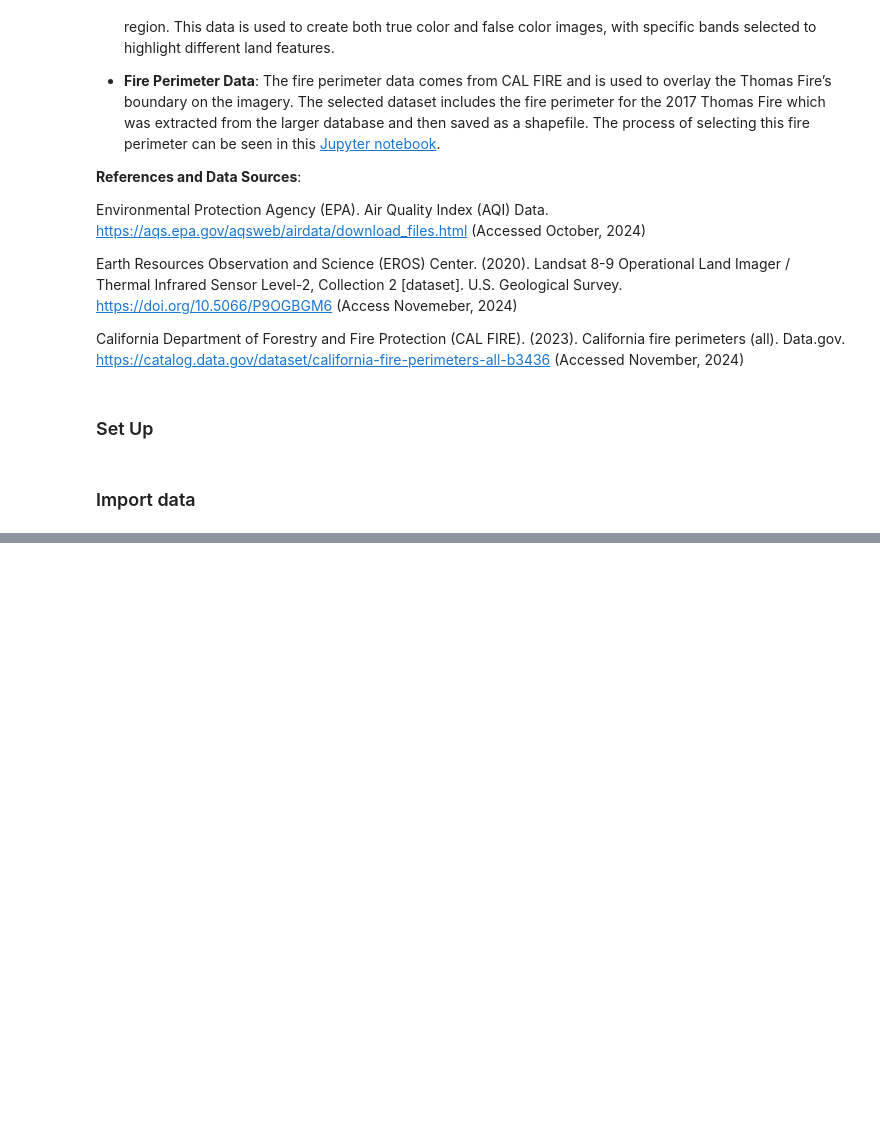
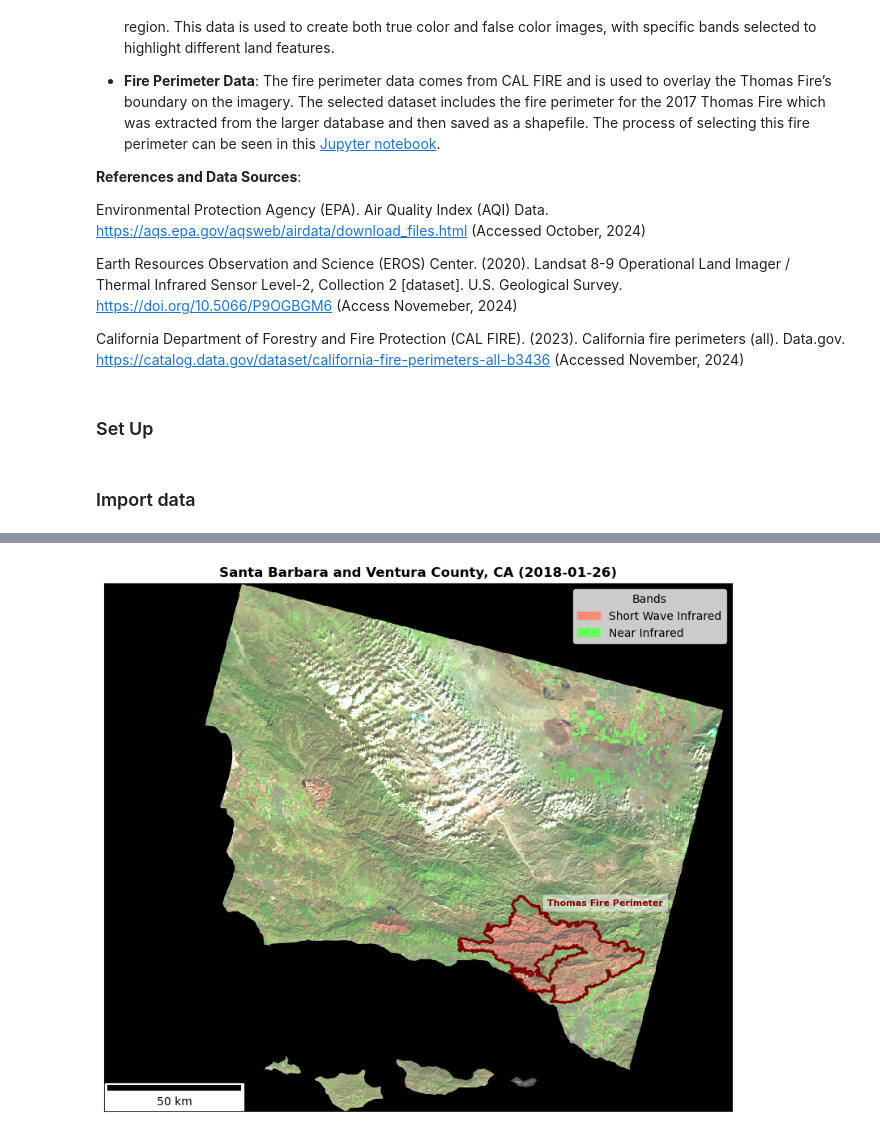
Before and after one commit to jordancsibley/thomas-fire-analysis, a Jupyter notebook: notebooks/thomas-fire-blog.ipynb, the cells around one changed output, grey strips where cells are left out. Cells and saved outputs as stored; diff of their text form; code cells hidden in the pictures; blank space fills up the shorter version.

Commit message:
Add analysis text

```diff
--- a/notebooks/thomas-fire-blog.ipynb
+++ b/notebooks/thomas-fire-blog.ipynb
@@ -76,0 +231,7 @@ thomas = gpd.read_file(thomas_fp)
+# %%
+# Ensure CRSs match (and reproject if necessary)
+if landsat.rio.crs != thomas.crs:
+    thomas = thomas.to_crs(landsat.rio.crs)
+
+# Validate the CRSs match
+assert landsat.rio.crs == thomas.crs
@@ -76,0 +245,50 @@ thomas = gpd.read_file(thomas_fp)
+# %%
+# Plot false color image with thomas fire boundary
+fig, ax= plt.subplots(figsize = (10, 10), facecolor='white')
+
+# False color landsat image
+landsat[['swir22', 'nir08', 'red']].to_array().plot.imshow(robust=True,
+                                                           ax=ax
+                                                          )
+
+# Overlay Thomas Fire boundary
+thomas.boundary.plot(ax=ax,
+                     color = "maroon",
+                     linewidth=2)
+
+# Create custom legend for short wave and infrared
+swir_patch = mpatches.Patch(color='#FD8A75', label='Short Wave Infrared')
+nir_patch = mpatches.Patch(color='#67FF5B', label='Near Infrared')
+
+
+# Set legend position
+ax.legend(handles=[swir_patch, nir_patch], loc='upper right', title='Bands')
+
+
+# Set perimeter label
+ax.text(
+    x=287070.0, y=3832030.0,  # Coordinates
+    s="Thomas Fire Perimeter",  # Label text
+    color='maroon', fontsize=8, weight='bold',
+    bbox=dict(facecolor='white', alpha=0.5, edgecolor='none')
+
+)
+# Set scale bar
+scalebar = ScaleBar(1, units='m', location='lower left', length_fraction=0.25, scale_loc='bottom', color='black')
+ax.add_artist(scalebar)
+
+
+# Set title
+ax.set_title("Santa Barbara and Ventura County, CA (2018-01-26)", weight='bold')
+
+# Remove axes ticks
+ax.set_xticks([])
+ax.set_yticks([])
+
+# Remove axes labels
+ax.set_xlabel("")
+ax.set_ylabel("")
+
+plt.show()
+# %% [output]
+[figure, added]
```
Also changed, not shown: parts of 21 cells of this notebook.
